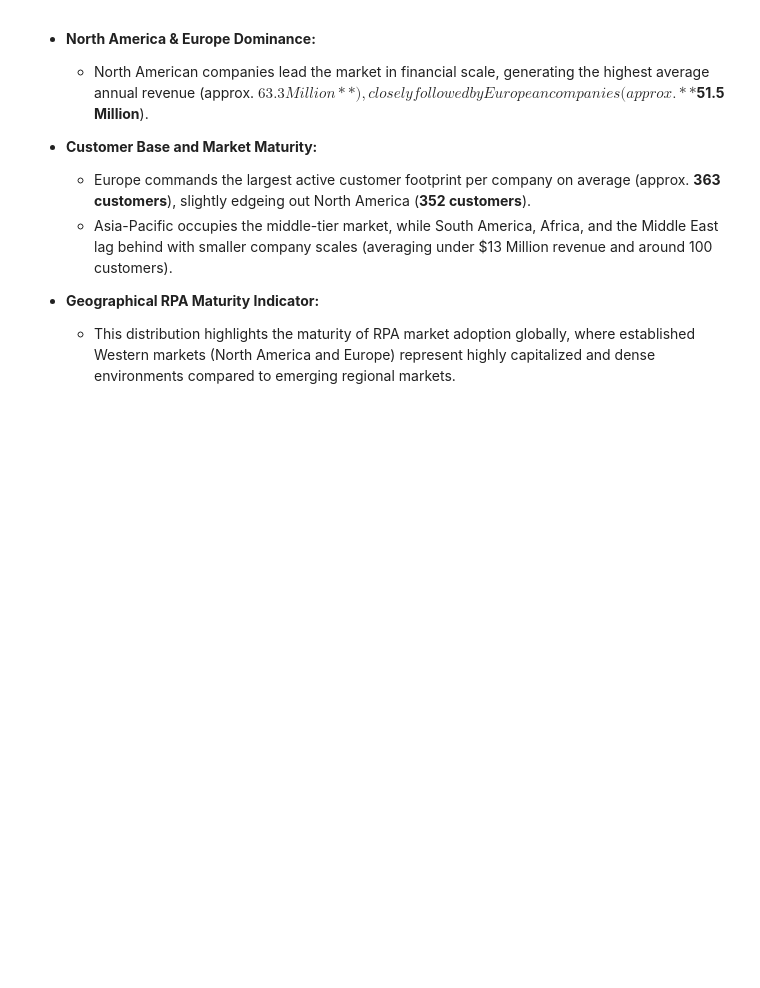
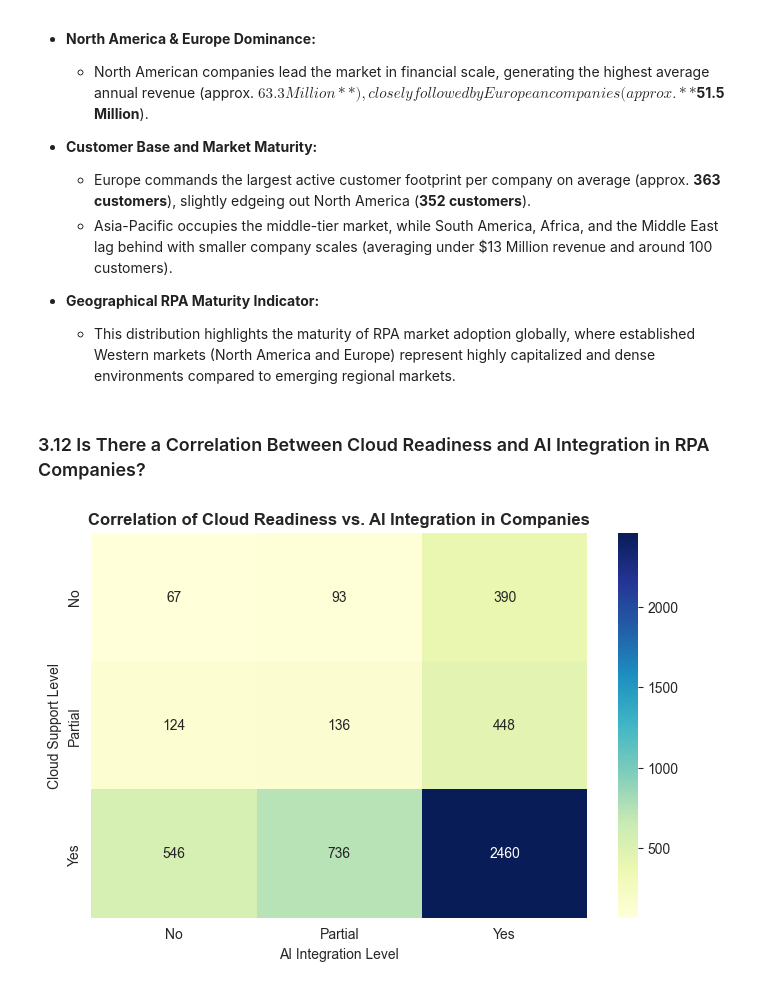
Before and after one commit to fathirrizkifadillah/Worldwide-Robotic-Process-Automation-Database-2026, a Jupyter notebook: main.ipynb, the cells around one changed output. Cells and saved outputs as stored; diff of their text form; code cells hidden in the pictures; blank space fills up the shorter version.

Commit message:
3.12 Capabilities correlation heatmap betwwn Cloud and AI

```diff
--- a/main.ipynb
+++ b/main.ipynb
@@ -1495,3 +1495,17 @@ Passing `palette` without assigning `hue` is deprecated and will be removed in v
 
 * **Geographical RPA Maturity Indicator:**
   * This distribution highlights the maturity of RPA market adoption globally, where established Western markets (North America and Europe) represent highly capitalized and dense environments compared to emerging regional markets.
+# %% [markdown]
+### 3.12 Is There a Correlation Between Cloud Readiness and AI Integration in RPA Companies?
+# %%
+crosstab_capabilities = pd.crosstab(rpa_companies['cloud_support'], rpa_companies['ai_integration'])
+
+plt.figure(figsize=(8, 5))
+sns.heatmap(crosstab_capabilities, annot=True, fmt='d', cmap='YlGnBu', cbar=True)
+plt.title('Correlation of Cloud Readiness vs. AI Integration in Companies', fontweight='bold', fontsize=12)
+plt.xlabel('AI Integration Level')
+plt.ylabel('Cloud Support Level')
+plt.savefig('img/capabilities_correlation_heatmap.png', dpi=300, bbox_inches='tight')
+plt.show()
+# %% [output]
+[figure, added]
```
Also changed, not shown: 1 other file.
